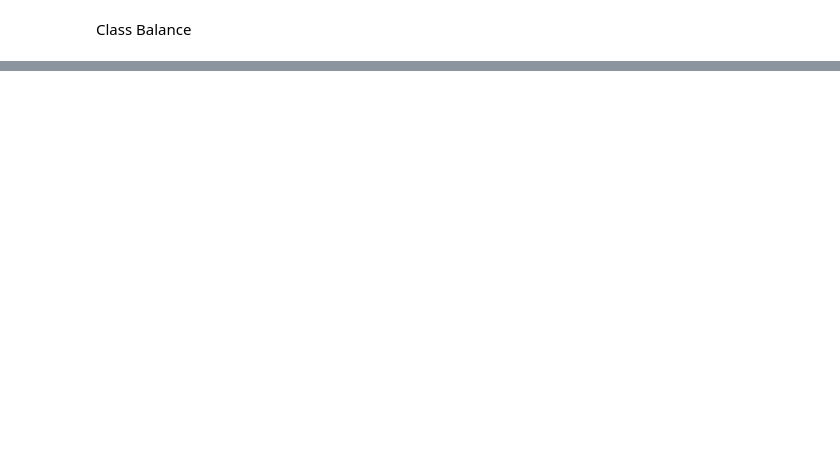
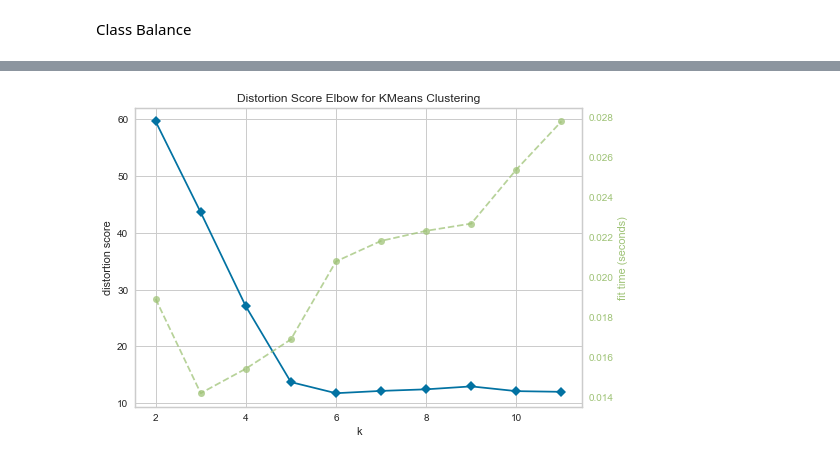
Before and after one commit to wagner2010/beginner-tutorial-yellowbrick, a Jupyter notebook: Quick_Start_Model_Selection.ipynb, the cells around one changed output, grey strips where cells are left out. Saved outputs shown, nothing was run; the diff lists cells and outputs as text; code cells hidden in the pictures; blank space fills up the shorter version.

```diff
--- a/Quick_Start_Model_Selection.ipynb
+++ b/Quick_Start_Model_Selection.ipynb
@@ -779,0 +785,12 @@ g = visualizer.poof()             # Draw/show/poof the data
+# %%
+>>> from sklearn.datasets.samples_generator import make_blobs
+# Make 8 blobs dataset
+X, y = make_blobs(centers=8)
+# %%
+>>> from yellowbrick.cluster import KElbowVisualizer
+>>> from sklearn.cluster import KMeans
+>>> model = KElbowVisualizer(KMeans(), k=11)
+>>> model.fit(X)
+>>> model.poof()
+# %% [output]
+[figure, added]
```
Also changed, not shown: parts of 24 cells of this notebook.
